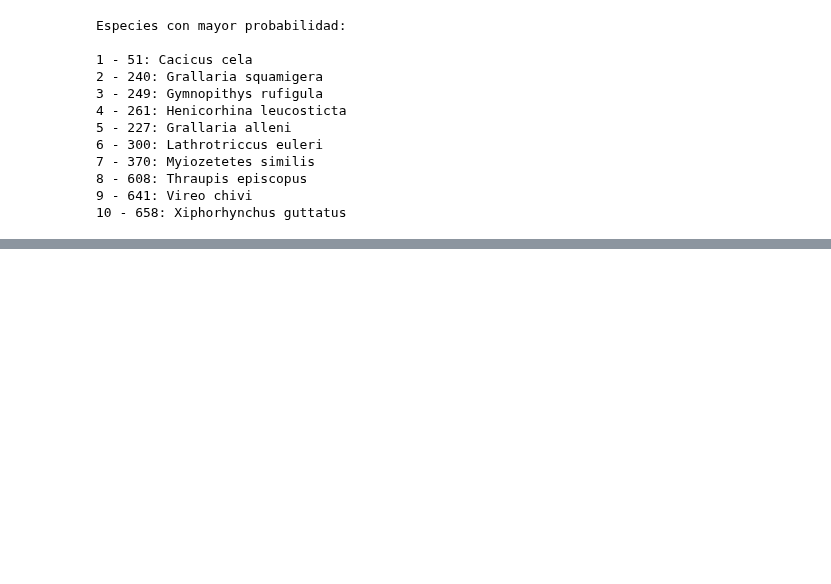
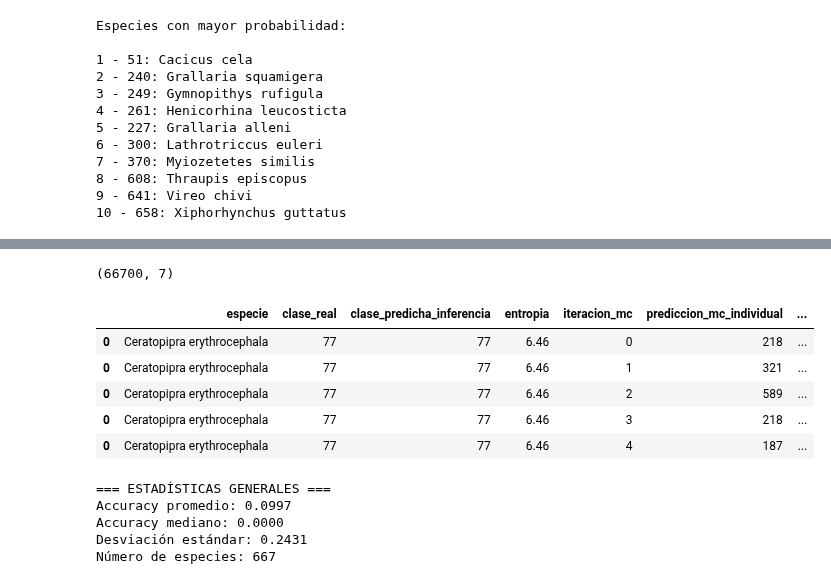
Before and after one commit to camiloacp/The-Evolutionary-Structure-of-Acoustic-Learnability-A-Deep-Learning-Approach-to-Neotropical-Birdsong, a Jupyter notebook: notebooks/11_Incertidumbres.ipynb, the cells around one changed output, grey strips where cells are left out. Drawn from its saved outputs; the diff is of its cells as text; code cells hidden in the pictures; blank space fills up the shorter version.

```diff
--- a/notebooks/11_Incertidumbres.ipynb
+++ b/notebooks/11_Incertidumbres.ipynb
@@ -472,0 +528,3 @@ Especies con mayor probabilidad:
+# %%
+df = pd.read_csv("../src/data/results_incertidumbre_fix.csv")
+print(df.shape)
@@ -472,0 +626,41 @@ Especies con mayor probabilidad:
+# %%
+import ast
+import re
+
+def extraer_numero_clase(valor):
+    """
+    Extrae el número de strings como '[np.int64(44)]'
+    """
+    if isinstance(valor, int):
+        return valor
+
+    # Convertir a string si no lo es
+    valor_str = str(valor)
+
+    # Reemplazar np.int64(...) con solo el número
+    valor_limpio = re.sub(r'np\.int64\((\d+)\)', r'\1', valor_str)
+
+    # Evaluar y obtener el primer elemento
+    try:
+        lista = ast.literal_eval(valor_limpio)
+        return int(lista[0]) if isinstance(lista, list) else int(lista)
+    except:
+        # Si falla, intentar extraer directamente con regex
+        numeros = re.findall(r'\d+', valor_str)
+        return int(numeros[0]) if numeros else None
+
+# Aplicar la función
+df_expandido['clase_real'] = df_expandido['clase_real'].apply(extraer_numero_clase)
+df_expandido['clase_predicha_inferencia'] = df_expandido['clase_predicha_inferencia'].apply(extraer_numero_clase)
+# %%
+df_expandido = df_expandido.rename(columns={'Unnamed: 0': 'especie'})
+print(df_expandido.shape)
+df_expandido.head()
+# %% [output]
+(66700, 7)
+|  | especie | clase_real | clase_predicha_inferencia | entropia | iteracion_mc | prediccion_mc_individual | ... |
+| 0 | Ceratopipra erythrocephala | 77 | 77 | 6.46 | 0 | 218 | ... |
+| 0 | Ceratopipra erythrocephala | 77 | 77 | 6.46 | 1 | 321 | ... |
+| 0 | Ceratopipra erythrocephala | 77 | 77 | 6.46 | 2 | 589 | ... |
+| 0 | Ceratopipra erythrocephala | 77 | 77 | 6.46 | 3 | 218 | ... |
+| 0 | Ceratopipra erythrocephala | 77 | 77 | 6.46 | 4 | 187 | ... |
@@ -472,0 +675,13 @@ Especies con mayor probabilidad:
+# %%
+# Mostrar estadísticas generales
+print("=== ESTADÍSTICAS GENERALES ===")
+print(f"Accuracy promedio: {accuracy_por_especie['accuracy'].mean():.4f}")
+print(f"Accuracy mediano: {accuracy_por_especie['accuracy'].median():.4f}")
+print(f"Desviación estándar: {accuracy_por_especie['accuracy'].std():.4f}")
+print(f"Número de especies: {len(accuracy_por_especie)}")
+# %% [output]
+=== ESTADÍSTICAS GENERALES ===
+Accuracy promedio: 0.0997
+Accuracy mediano: 0.0000
+Desviación estándar: 0.2431
+Número de especies: 667
```
Also changed, not shown: parts of 12 cells of this notebook.
